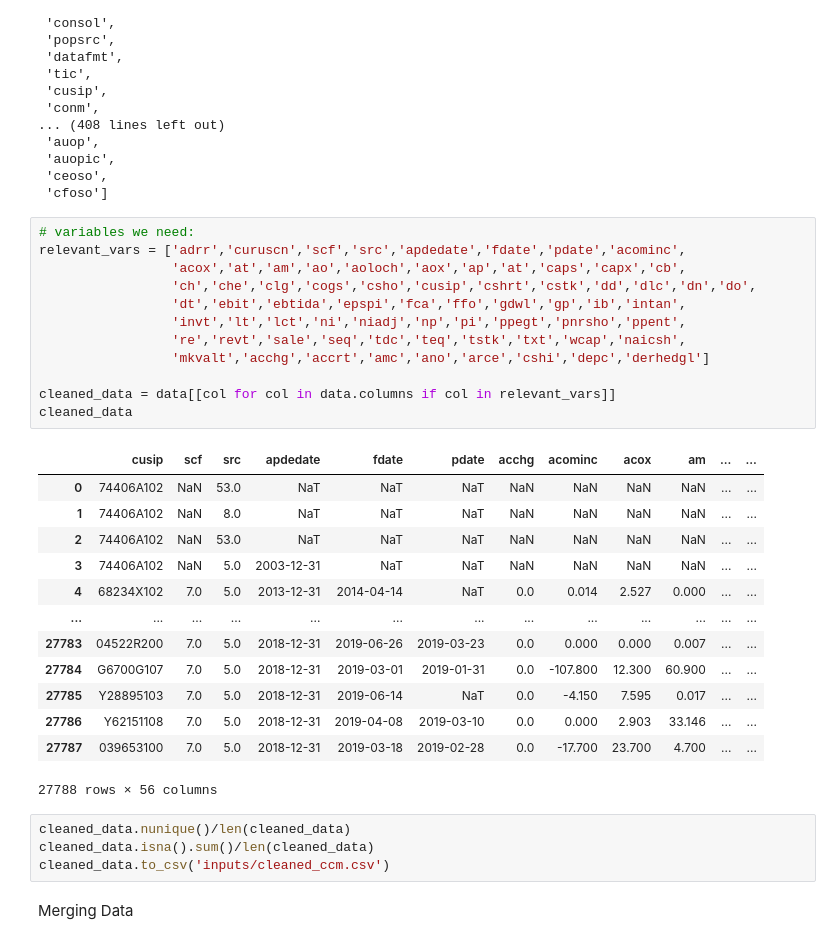
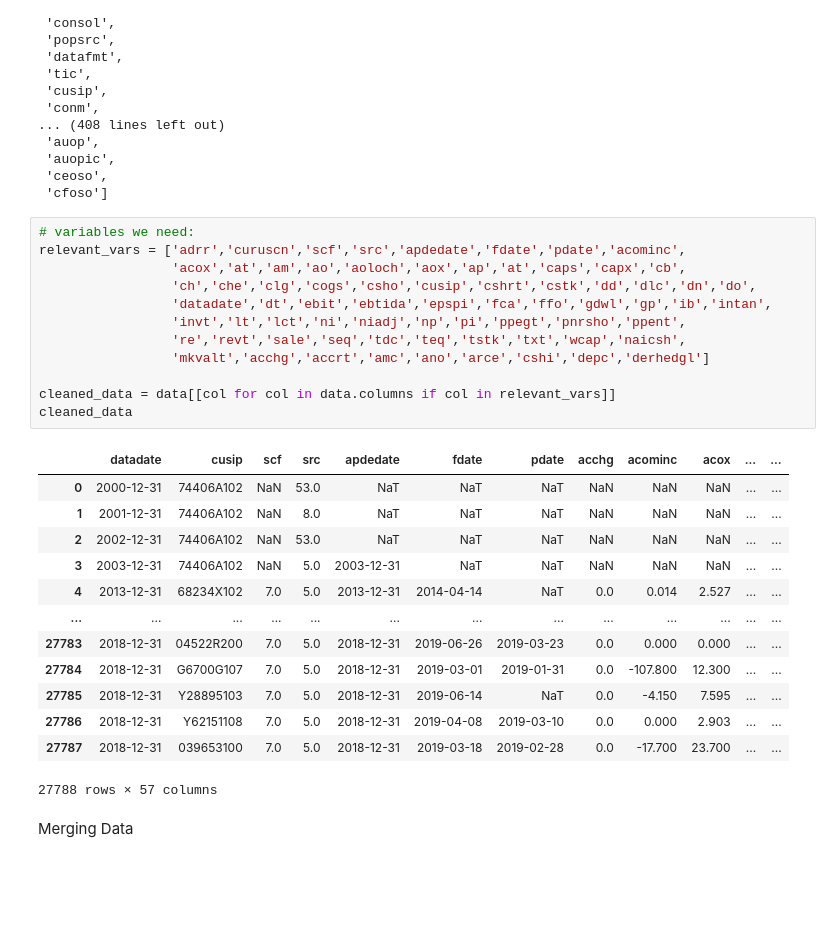
Before and after one commit to ZiggyFloydLee/FIN337-FinalProject-Team12, a Jupyter notebook: dataDownloadAndExploration.ipynb, the cells around one changed output. Saved outputs shown, nothing was run; the diff lists cells and outputs as text; blank space fills up the shorter version.

Commit message:
updated cleaned_ccm.csv

```diff
--- a/dataDownloadAndExploration.ipynb
+++ b/dataDownloadAndExploration.ipynb
@@ -175,33 +176,29 @@ data.columns.to_list()
 # %%
 # variables we need:
 relevant_vars = ['adrr','curuscn','scf','src','apdedate','fdate','pdate','acominc',
                  'acox','at','am','ao','aoloch','aox','ap','at','caps','capx','cb',
                  'ch','che','clg','cogs','csho','cusip','cshrt','cstk','dd','dlc','dn','do',
-                 'dt','ebit','ebtida','epspi','fca','ffo','gdwl','gp','ib','intan',
+                 'datadate','dt','ebit','ebtida','epspi','fca','ffo','gdwl','gp','ib','intan',
                  'invt','lt','lct','ni','niadj','np','pi','ppegt','pnrsho','ppent',
                  're','revt','sale','seq','tdc','teq','tstk','txt','wcap','naicsh',
                  'mkvalt','acchg','accrt','amc','ano','arce','cshi','depc','derhedgl']
 
 cleaned_data = data[[col for col in data.columns if col in relevant_vars]]
 cleaned_data
 # %% [output]
-|  | cusip | scf | src | apdedate | fdate | pdate | acchg | acominc | acox | am | ... | ... |
-| 0 | 74406A102 | NaN | 53.0 | NaT | NaT | NaT | NaN | NaN | NaN | NaN | ... | ... |
-| 1 | 74406A102 | NaN | 8.0 | NaT | NaT | NaT | NaN | NaN | NaN | NaN | ... | ... |
-| 2 | 74406A102 | NaN | 53.0 | NaT | NaT | NaT | NaN | NaN | NaN | NaN | ... | ... |
-| 3 | 74406A102 | NaN | 5.0 | 2003-12-31 | NaT | NaT | NaN | NaN | NaN | NaN | ... | ... |
-| 4 | 68234X102 | 7.0 | 5.0 | 2013-12-31 | 2014-04-14 | NaT | 0.0 | 0.014 | 2.527 | 0.000 | ... | ... |
+|  | datadate | cusip | scf | src | apdedate | fdate | pdate | acchg | acominc | acox | ... | ... |
+| 0 | 2000-12-31 | 74406A102 | NaN | 53.0 | NaT | NaT | NaT | NaN | NaN | NaN | ... | ... |
+| 1 | 2001-12-31 | 74406A102 | NaN | 8.0 | NaT | NaT | NaT | NaN | NaN | NaN | ... | ... |
+| 2 | 2002-12-31 | 74406A102 | NaN | 53.0 | NaT | NaT | NaT | NaN | NaN | NaN | ... | ... |
+| 3 | 2003-12-31 | 74406A102 | NaN | 5.0 | 2003-12-31 | NaT | NaT | NaN | NaN | NaN | ... | ... |
+| 4 | 2013-12-31 | 68234X102 | 7.0 | 5.0 | 2013-12-31 | 2014-04-14 | NaT | 0.0 | 0.014 | 2.527 | ... | ... |
 | ... | ... | ... | ... | ... | ... | ... | ... | ... | ... | ... | ... | ... |
-| 27783 | 04522R200 | 7.0 | 5.0 | 2018-12-31 | 2019-06-26 | 2019-03-23 | 0.0 | 0.000 | 0.000 | 0.007 | ... | ... |
-| 27784 | G6700G107 | 7.0 | 5.0 | 2018-12-31 | 2019-03-01 | 2019-01-31 | 0.0 | -107.800 | 12.300 | 60.900 | ... | ... |
-| 27785 | Y28895103 | 7.0 | 5.0 | 2018-12-31 | 2019-06-14 | NaT | 0.0 | -4.150 | 7.595 | 0.017 | ... | ... |
-| 27786 | Y62151108 | 7.0 | 5.0 | 2018-12-31 | 2019-04-08 | 2019-03-10 | 0.0 | 0.000 | 2.903 | 33.146 | ... | ... |
-| 27787 | 039653100 | 7.0 | 5.0 | 2018-12-31 | 2019-03-18 | 2019-02-28 | 0.0 | -17.700 | 23.700 | 4.700 | ... | ... |
+| 27783 | 2018-12-31 | 04522R200 | 7.0 | 5.0 | 2018-12-31 | 2019-06-26 | 2019-03-23 | 0.0 | 0.000 | 0.000 | ... | ... |
+| 27784 | 2018-12-31 | G6700G107 | 7.0 | 5.0 | 2018-12-31 | 2019-03-01 | 2019-01-31 | 0.0 | -107.800 | 12.300 | ... | ... |
+| 27785 | 2018-12-31 | Y28895103 | 7.0 | 5.0 | 2018-12-31 | 2019-06-14 | NaT | 0.0 | -4.150 | 7.595 | ... | ... |
+| 27786 | 2018-12-31 | Y62151108 | 7.0 | 5.0 | 2018-12-31 | 2019-04-08 | 2019-03-10 | 0.0 | 0.000 | 2.903 | ... | ... |
+| 27787 | 2018-12-31 | 039653100 | 7.0 | 5.0 | 2018-12-31 | 2019-03-18 | 2019-02-28 | 0.0 | -17.700 | 23.700 | ... | ... |
-27788 rows × 56 columns
+27788 rows × 57 columns
-# %%
-cleaned_data.nunique()/len(cleaned_data)
-cleaned_data.isna().sum()/len(cleaned_data)
-cleaned_data.to_csv('inputs/cleaned_ccm.csv')
 # %% [markdown]
 Merging Data
 # %%
```
Also changed, not shown: parts of 8 cells of this notebook, 2 other files.
